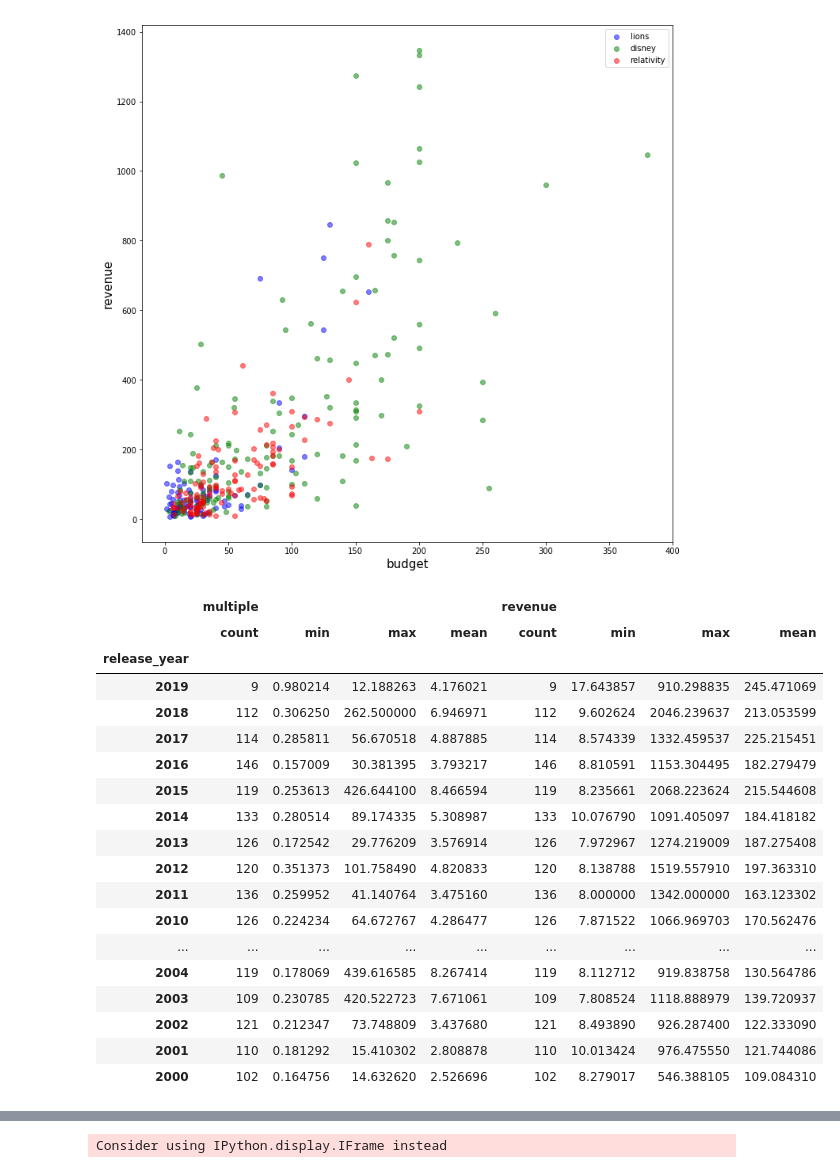
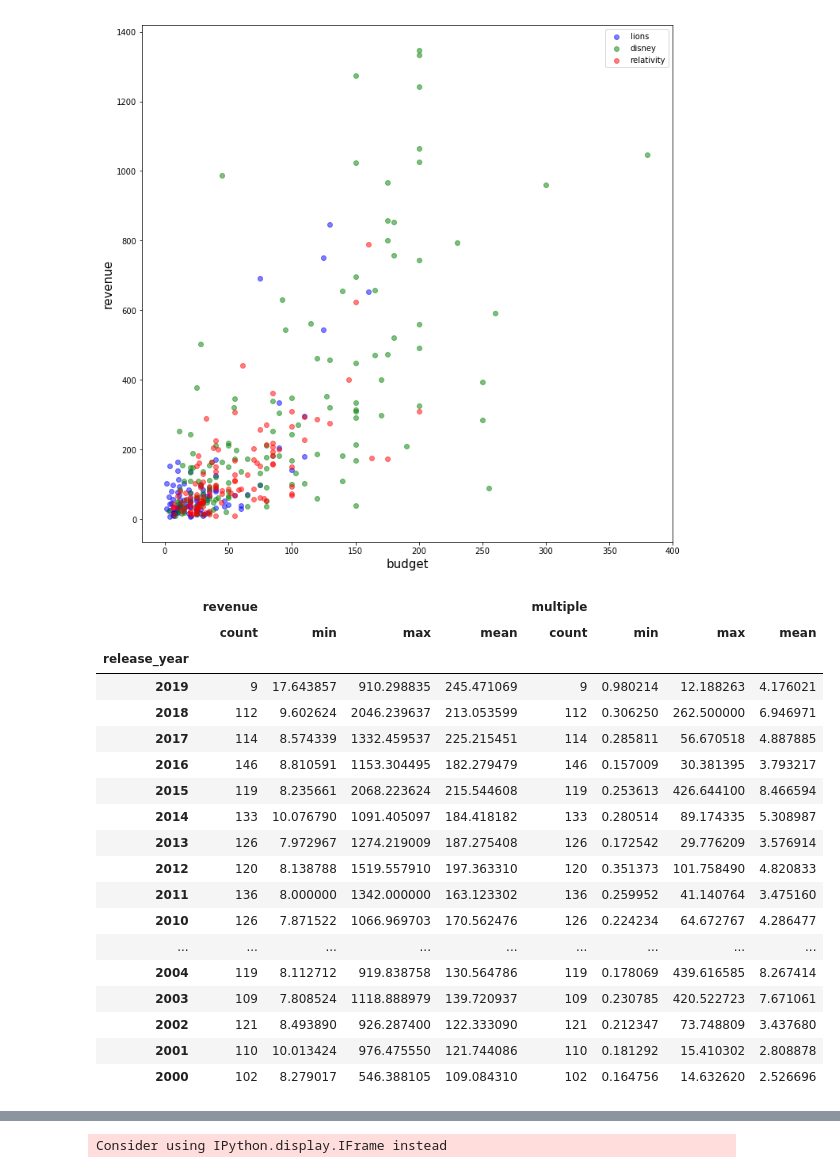
Before and after one commit to maks-p/mod_1_project_movies, a Jupyter notebook: mod-1-project-movies-2.ipynb, the cells around one changed output, grey strips where cells are left out. Drawn from its saved outputs; the diff is of its cells as text; code cells hidden in the pictures.

```diff
--- a/mod-1-project-movies-2.ipynb
+++ b/mod-1-project-movies-2.ipynb
@@ -261,24 +259,25 @@ plt.show()
 <matplotlib.legend.Legend at 0x...>
 [figure]
 # %%
-df.groupby('release_year')['multiple', 'revenue'].aggregate(['count', min, max, 'mean']).sort_values('release_year', ascending=False).head(20)
+#Create table of aggregate revenue & multiple by release year in data set
+df.groupby('release_year')['revenue', 'multiple'].aggregate(['count', min, max, 'mean']).sort_values('release_year', ascending=False).head(20)
 # %% [output]
-|  | multiple |  |  |  | revenue |  |  |  |
+|  | revenue |  |  |  | multiple |  |  |  |
 |  | count | min | max | mean | count | min | max | mean |
 | release_year |  |  |  |  |  |  |  |  |
-| 2019 | 9 | 0.980214 | 12.188263 | 4.176021 | 9 | 17.643857 | 910.298835 | 245.471069 |
-| 2018 | 112 | 0.306250 | 262.500000 | 6.946971 | 112 | 9.602624 | 2046.239637 | 213.053599 |
-| 2017 | 114 | 0.285811 | 56.670518 | 4.887885 | 114 | 8.574339 | 1332.459537 | 225.215451 |
-| 2016 | 146 | 0.157009 | 30.381395 | 3.793217 | 146 | 8.810591 | 1153.304495 | 182.279479 |
-| 2015 | 119 | 0.253613 | 426.644100 | 8.466594 | 119 | 8.235661 | 2068.223624 | 215.544608 |
-| 2014 | 133 | 0.280514 | 89.174335 | 5.308987 | 133 | 10.076790 | 1091.405097 | 184.418182 |
-| 2013 | 126 | 0.172542 | 29.776209 | 3.576914 | 126 | 7.972967 | 1274.219009 | 187.275408 |
-| 2012 | 120 | 0.351373 | 101.758490 | 4.820833 | 120 | 8.138788 | 1519.557910 | 197.363310 |
-| 2011 | 136 | 0.259952 | 41.140764 | 3.475160 | 136 | 8.000000 | 1342.000000 | 163.123302 |
-| 2010 | 126 | 0.224234 | 64.672767 | 4.286477 | 126 | 7.871522 | 1066.969703 | 170.562476 |
+| 2019 | 9 | 17.643857 | 910.298835 | 245.471069 | 9 | 0.980214 | 12.188263 | 4.176021 |
+| 2018 | 112 | 9.602624 | 2046.239637 | 213.053599 | 112 | 0.306250 | 262.500000 | 6.946971 |
+| 2017 | 114 | 8.574339 | 1332.459537 | 225.215451 | 114 | 0.285811 | 56.670518 | 4.887885 |
+| 2016 | 146 | 8.810591 | 1153.304495 | 182.279479 | 146 | 0.157009 | 30.381395 | 3.793217 |
+| 2015 | 119 | 8.235661 | 2068.223624 | 215.544608 | 119 | 0.253613 | 426.644100 | 8.466594 |
+| 2014 | 133 | 10.076790 | 1091.405097 | 184.418182 | 133 | 0.280514 | 89.174335 | 5.308987 |
+| 2013 | 126 | 7.972967 | 1274.219009 | 187.275408 | 126 | 0.172542 | 29.776209 | 3.576914 |
+| 2012 | 120 | 8.138788 | 1519.557910 | 197.363310 | 120 | 0.351373 | 101.758490 | 4.820833 |
+| 2011 | 136 | 8.000000 | 1342.000000 | 163.123302 | 136 | 0.259952 | 41.140764 | 3.475160 |
+| 2010 | 126 | 7.871522 | 1066.969703 | 170.562476 | 126 | 0.224234 | 64.672767 | 4.286477 |
 | ... | ... | ... | ... | ... | ... | ... | ... | ... |
-| 2004 | 119 | 0.178069 | 439.616585 | 8.267414 | 119 | 8.112712 | 919.838758 | 130.564786 |
-| 2003 | 109 | 0.230785 | 420.522723 | 7.671061 | 109 | 7.808524 | 1118.888979 | 139.720937 |
-| 2002 | 121 | 0.212347 | 73.748809 | 3.437680 | 121 | 8.493890 | 926.287400 | 122.333090 |
-| 2001 | 110 | 0.181292 | 15.410302 | 2.808878 | 110 | 10.013424 | 976.475550 | 121.744086 |
-| 2000 | 102 | 0.164756 | 14.632620 | 2.526696 | 102 | 8.279017 | 546.388105 | 109.084310 |
+| 2004 | 119 | 8.112712 | 919.838758 | 130.564786 | 119 | 0.178069 | 439.616585 | 8.267414 |
+| 2003 | 109 | 7.808524 | 1118.888979 | 139.720937 | 109 | 0.230785 | 420.522723 | 7.671061 |
+| 2002 | 121 | 8.493890 | 926.287400 | 122.333090 | 121 | 0.212347 | 73.748809 | 3.437680 |
+| 2001 | 110 | 10.013424 | 976.475550 | 121.744086 | 110 | 0.181292 | 15.410302 | 2.808878 |
+| 2000 | 102 | 8.279017 | 546.388105 | 109.084310 | 102 | 0.164756 | 14.632620 | 2.526696 |
```
Also changed, not shown: parts of 23 cells of this notebook, 1 other file.
